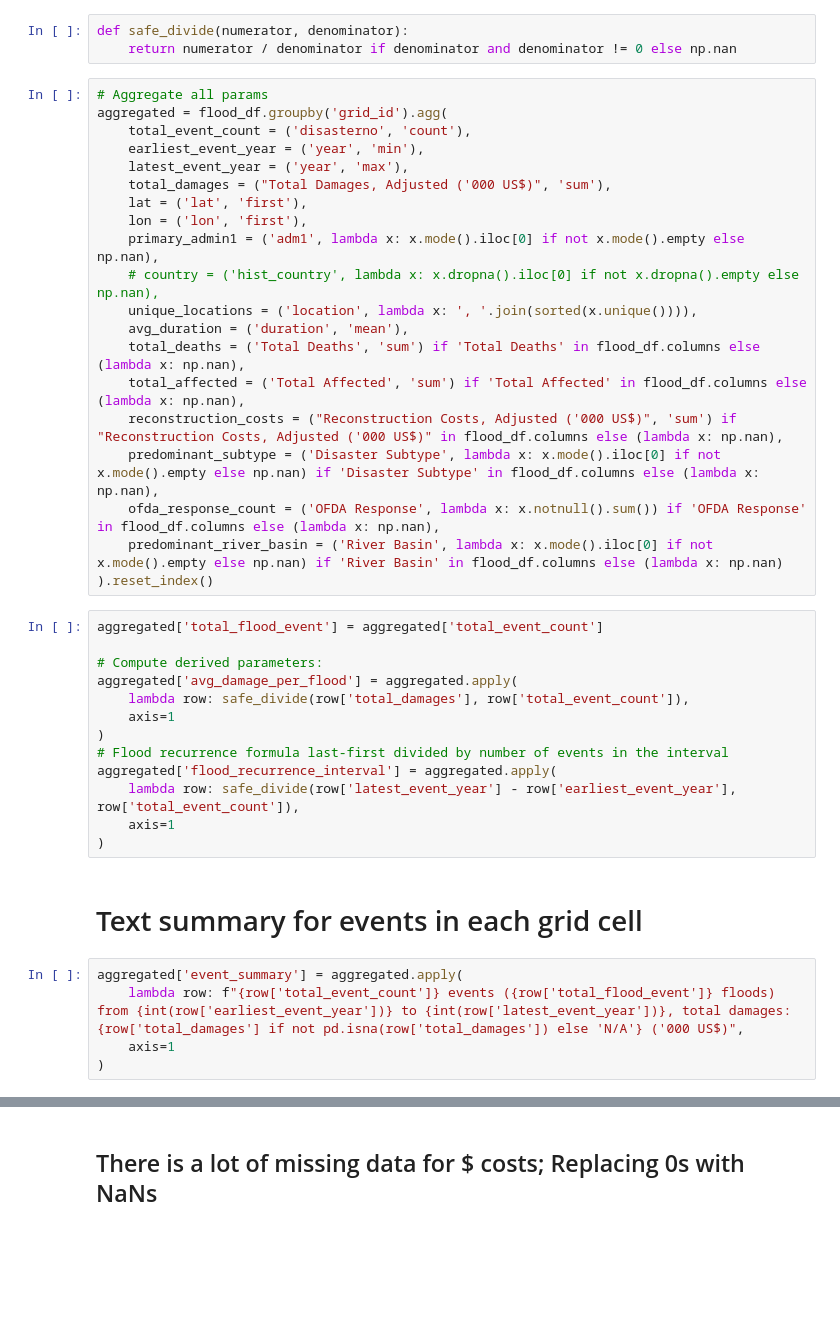
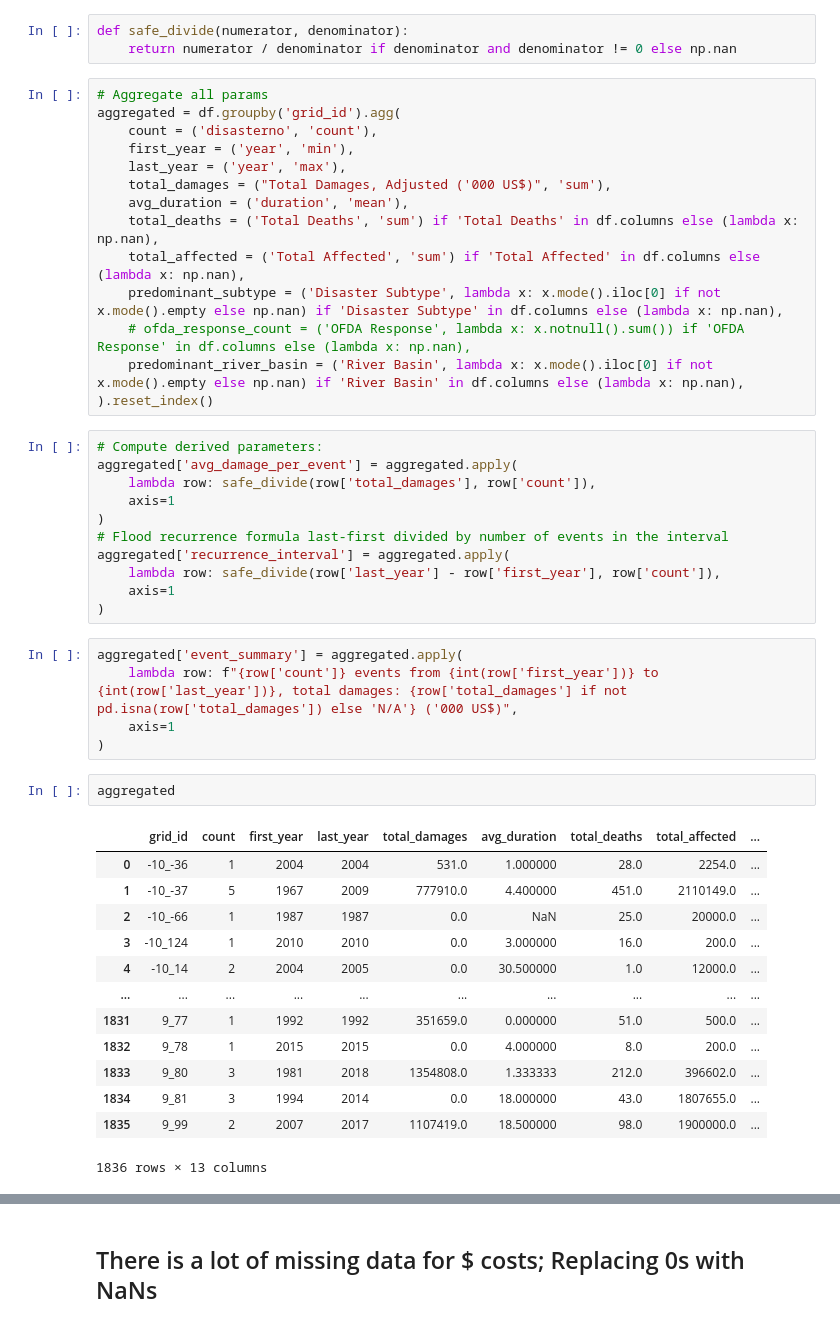
Before and after one commit to cynthiazeng/mml_flood, a Jupyter notebook: ui/data_processing_summary.ipynb, the cells around one changed output, grey strips where cells are left out. Cells and saved outputs as stored; diff of their text form; blank space fills up the shorter version.

```diff
--- a/ui/data_processing_summary.ipynb
+++ b/ui/data_processing_summary.ipynb
@@ -189,41 +198,47 @@ def safe_divide(numerator, denominator):
     return numerator / denominator if denominator and denominator != 0 else np.nan
 # %%
 # Aggregate all params
-aggregated = flood_df.groupby('grid_id').agg(
-    total_event_count = ('disasterno', 'count'),
-    earliest_event_year = ('year', 'min'),
-    latest_event_year = ('year', 'max'),
+aggregated = df.groupby('grid_id').agg(
+    count = ('disasterno', 'count'),
+    first_year = ('year', 'min'),
+    last_year = ('year', 'max'),
     total_damages = ("Total Damages, Adjusted ('000 US$)", 'sum'),
-    lat = ('lat', 'first'),
-    lon = ('lon', 'first'),
-    primary_admin1 = ('adm1', lambda x: x.mode().iloc[0] if not x.mode().empty else np.nan),
-    # country = ('hist_country', lambda x: x.dropna().iloc[0] if not x.dropna().empty else np.nan),
-    unique_locations = ('location', lambda x: ', '.join(sorted(x.unique()))),
     avg_duration = ('duration', 'mean'),
-    total_deaths = ('Total Deaths', 'sum') if 'Total Deaths' in flood_df.columns else (lambda x: np.nan),
-    total_affected = ('Total Affected', 'sum') if 'Total Affected' in flood_df.columns else (lambda x: np.nan),
-    reconstruction_costs = ("Reconstruction Costs, Adjusted ('000 US$)", 'sum') if "Reconstruction Costs, Adjusted ('000 US$)" in flood_df.columns else (lambda x: np.nan),
-    predominant_subtype = ('Disaster Subtype', lambda x: x.mode().iloc[0] if not x.mode().empty else np.nan) if 'Disaster Subtype' in flood_df.columns else (lambda x: np.nan),
-    ofda_response_count = ('OFDA Response', lambda x: x.notnull().sum()) if 'OFDA Response' in flood_df.columns else (lambda x: np.nan),
-    predominant_river_basin = ('River Basin', lambda x: x.mode().iloc[0] if not x.mode().empty else np.nan) if 'River Basin' in flood_df.columns else (lambda x: np.nan)
+    total_deaths = ('Total Deaths', 'sum') if 'Total Deaths' in df.columns else (lambda x: np.nan),
+    total_affected = ('Total Affected', 'sum') if 'Total Affected' in df.columns else (lambda x: np.nan),
+    predominant_subtype = ('Disaster Subtype', lambda x: x.mode().iloc[0] if not x.mode().empty else np.nan) if 'Disaster Subtype' in df.columns else (lambda x: np.nan),
+    # ofda_response_count = ('OFDA Response', lambda x: x.notnull().sum()) if 'OFDA Response' in df.columns else (lambda x: np.nan),
+    predominant_river_basin = ('River Basin', lambda x: x.mode().iloc[0] if not x.mode().empty else np.nan) if 'River Basin' in df.columns else (lambda x: np.nan),
 ).reset_index()
 # %%
-aggregated['total_flood_event'] = aggregated['total_event_count']
-
 # Compute derived parameters:
-aggregated['avg_damage_per_flood'] = aggregated.apply(
-    lambda row: safe_divide(row['total_damages'], row['total_event_count']),
+aggregated['avg_damage_per_event'] = aggregated.apply(
+    lambda row: safe_divide(row['total_damages'], row['count']),
     axis=1
 )
 # Flood recurrence formula last-first divided by number of events in the interval
-aggregated['flood_recurrence_interval'] = aggregated.apply(
-    lambda row: safe_divide(row['latest_event_year'] - row['earliest_event_year'], row['total_event_count']),
+aggregated['recurrence_interval'] = aggregated.apply(
+    lambda row: safe_divide(row['last_year'] - row['first_year'], row['count']),
     axis=1
 )
-# %% [markdown]
-# Text summary for events in each grid cell
 # %%
 aggregated['event_summary'] = aggregated.apply(
-    lambda row: f"{row['total_event_count']} events ({row['total_flood_event']} floods) from {int(row['earliest_event_year'])} to {int(row['latest_event_year'])}, total damages: {row['total_damages'] if not pd.isna(row['total_damages']) else 'N/A'} ('000 US$)",
+    lambda row: f"{row['count']} events from {int(row['first_year'])} to {int(row['last_year'])}, total damages: {row['total_damages'] if not pd.isna(row['total_damages']) else 'N/A'} ('000 US$)",
     axis=1
 )
+# %%
+aggregated
+# %% [output]
+|  | grid_id | count | first_year | last_year | total_damages | avg_duration | total_deaths | total_affected | ... |
+| 0 | -10_-36 | 1 | 2004 | 2004 | 531.0 | 1.000000 | 28.0 | 2254.0 | ... |
+| 1 | -10_-37 | 5 | 1967 | 2009 | 777910.0 | 4.400000 | 451.0 | 2110149.0 | ... |
+| 2 | -10_-66 | 1 | 1987 | 1987 | 0.0 | NaN | 25.0 | 20000.0 | ... |
+| 3 | -10_124 | 1 | 2010 | 2010 | 0.0 | 3.000000 | 16.0 | 200.0 | ... |
+| 4 | -10_14 | 2 | 2004 | 2005 | 0.0 | 30.500000 | 1.0 | 12000.0 | ... |
+| ... | ... | ... | ... | ... | ... | ... | ... | ... | ... |
+| 1831 | 9_77 | 1 | 1992 | 1992 | 351659.0 | 0.000000 | 51.0 | 500.0 | ... |
+| 1832 | 9_78 | 1 | 2015 | 2015 | 0.0 | 4.000000 | 8.0 | 200.0 | ... |
+| 1833 | 9_80 | 3 | 1981 | 2018 | 1354808.0 | 1.333333 | 212.0 | 396602.0 | ... |
+| 1834 | 9_81 | 3 | 1994 | 2014 | 0.0 | 18.000000 | 43.0 | 1807655.0 | ... |
+| 1835 | 9_99 | 2 | 2007 | 2017 | 1107419.0 | 18.500000 | 98.0 | 1900000.0 | ... |
+1836 rows × 13 columns
```
Also changed, not shown: parts of 20 cells of this notebook.
